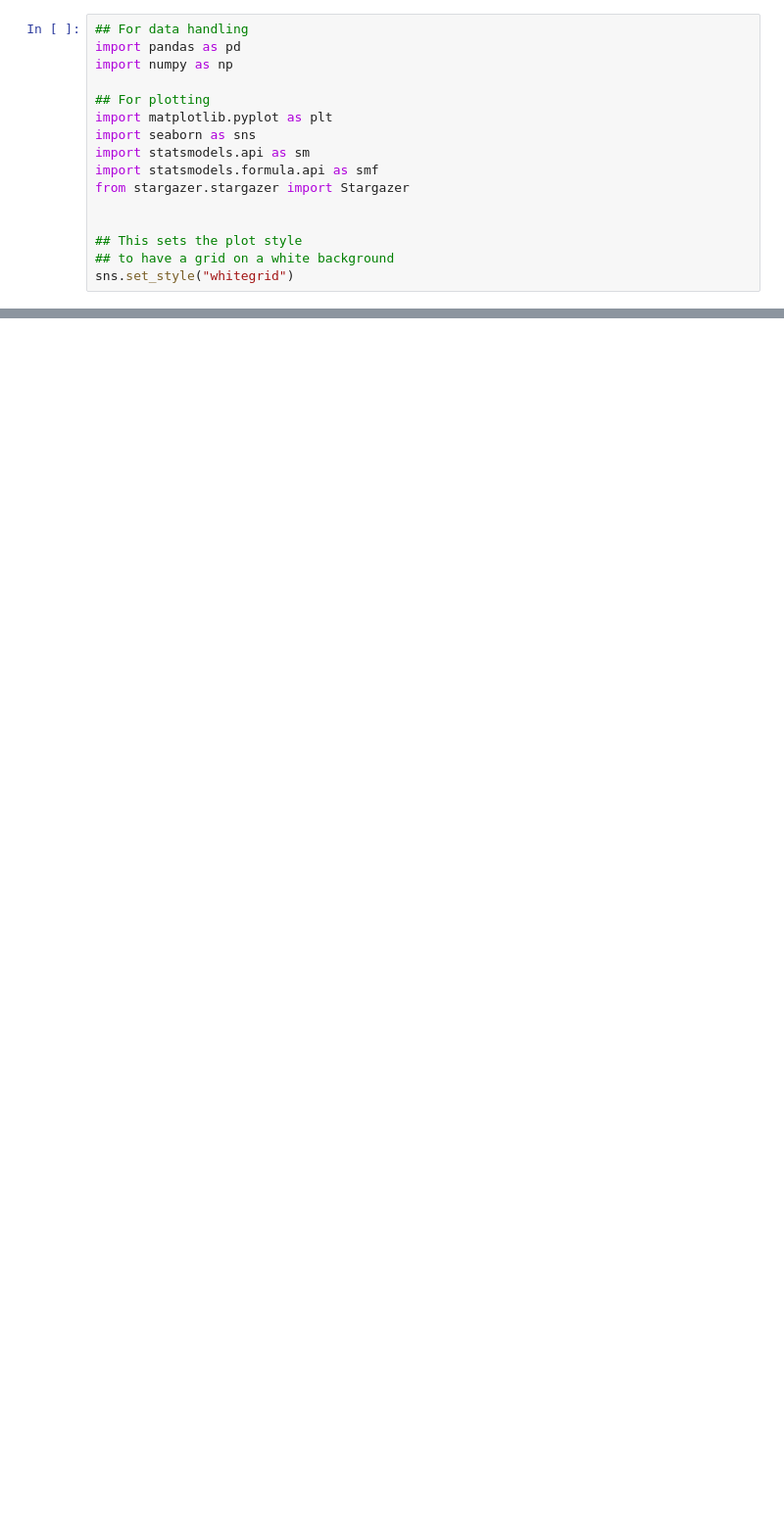
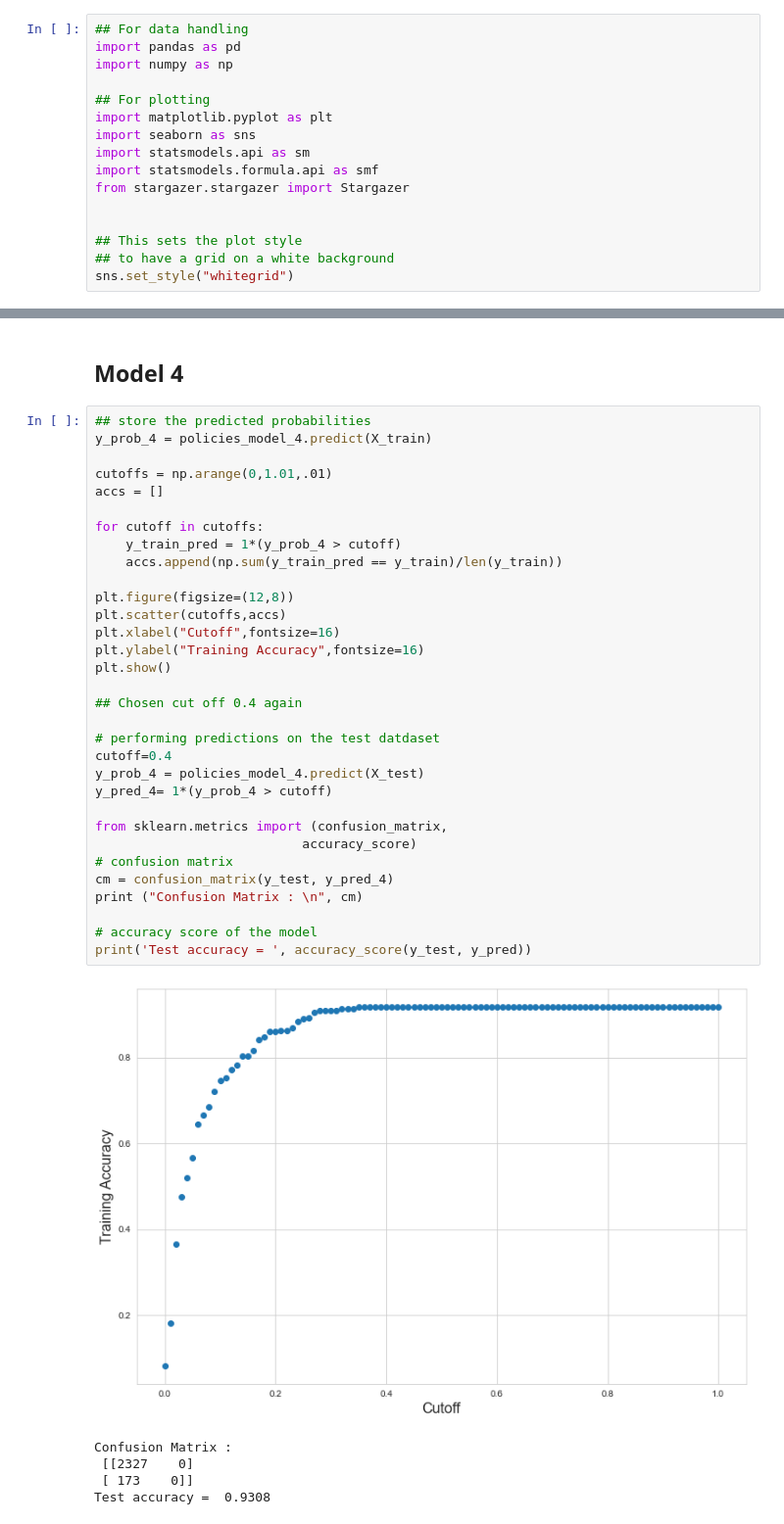
Before and after one commit to SiddharthaSBora/bootcamp-project, a Jupyter notebook: 1-analysis/2-logit-models.ipynb, the cells around one changed output, grey strips where cells are left out. Shown at 98% size. Saved outputs shown, nothing was run; the diff lists cells and outputs as text; blank space fills up the shorter version.

```diff
--- a/1-analysis/2-logit-models.ipynb
+++ b/1-analysis/2-logit-models.ipynb
@@ -83,0 +290,40 @@ Warning: Maximum number of iterations has been exceeded.
+# %% [markdown]
+## Model 4
+# %%
+## store the predicted probabilities
+y_prob_4 = policies_model_4.predict(X_train)
+
+cutoffs = np.arange(0,1.01,.01)
+accs = []
+
+for cutoff in cutoffs:
+    y_train_pred = 1*(y_prob_4 > cutoff)
+    accs.append(np.sum(y_train_pred == y_train)/len(y_train))
+
+plt.figure(figsize=(12,8))
+plt.scatter(cutoffs,accs)
+plt.xlabel("Cutoff",fontsize=16)
+plt.ylabel("Training Accuracy",fontsize=16)
+plt.show()
+
+## Chosen cut off 0.4 again
+
+# performing predictions on the test datdaset
+cutoff=0.4
+y_prob_4 = policies_model_4.predict(X_test)
+y_pred_4= 1*(y_prob_4 > cutoff)
+
+from sklearn.metrics import (confusion_matrix,
+                           accuracy_score)
+# confusion matrix
+cm = confusion_matrix(y_test, y_pred_4)
+print ("Confusion Matrix : \n", cm)
+
+# accuracy score of the model
+print('Test accuracy = ', accuracy_score(y_test, y_pred))
+# %% [output]
+[figure, added]
+Confusion Matrix :
+ [[2327    0]
+ [ 173    0]]
+Test accuracy =  0.9308
```
Also changed, not shown: parts of 44 cells of this notebook.
